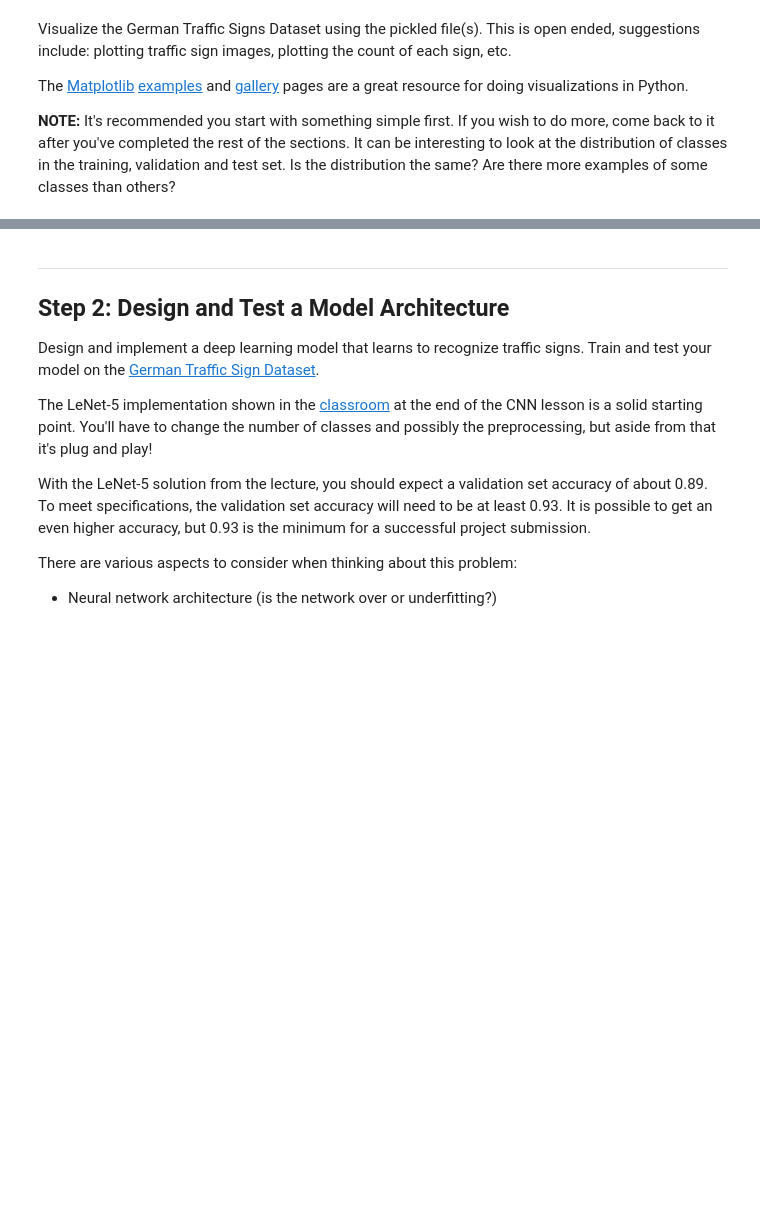
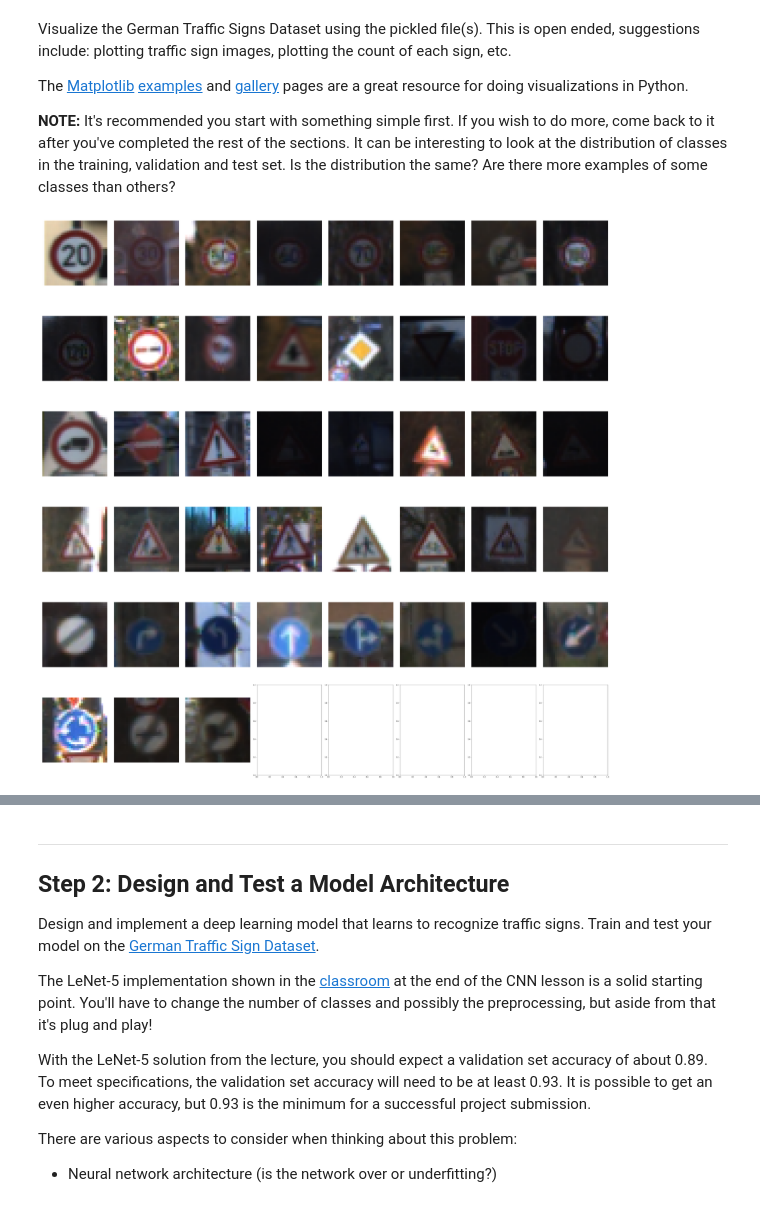
Before and after one commit to JulienGrv/CarND-Traffic-Sign-Classifier-Project, a Jupyter notebook: Traffic_Sign_Classifier.ipynb, the cells around one changed output, grey strips where cells are left out. Drawn from its saved outputs; the diff is of its cells as text; code cells hidden in the pictures; blank space fills up the shorter version.

```diff
--- a/Traffic_Sign_Classifier.ipynb
+++ b/Traffic_Sign_Classifier.ipynb
@@ -89,30 +94,32 @@ The [Matplotlib](http://matplotlib.org/) [examples](http://matplotlib.org/exampl
 # %%
 ### Data exploration visualization code goes here.
 ### Feel free to use as many code cells as needed.
 import matplotlib.pyplot as plt
 # Visualizations will be shown in the notebook.
 %matplotlib inline
 
-def display_images(images, titles=None, nrows=3, ncols=4, cmap=None, img_indexes=None):
-    figure, axarr = plt.subplots(nrows, ncols, figsize=(10, 10))
+def display_images(images, titles=None, figsize=(50, 50), cmap=None):
+    ncols = 8
+    nrows = len(images) // ncols + 1
+    figure, axarr = plt.subplots(nrows, ncols, figsize=figsize)
     axarr = axarr.ravel()
     fontdict = {'fontsize': 16}
 #     figure.subplots_adjust(wspace=0.1, hspace=0.001)
     figure.tight_layout()
     n_subplots = nrows * ncols
-    if img_indexes is None:
-        img_indexes = np.random.randint(images.shape[0], size=n_subplots)
-    for index, axes in zip(img_indexes, axarr):
+    for index, img in enumerate(images):
+        axes = axarr[index]
         axes.set_axis_off()
-        if titles is not None:
+        if titles:
             axes.set_title(titles[index], fontdict)
-        axes.imshow(images[index], cmap=cmap)
+        axes.imshow(img, cmap=cmap)
 
 labels_set = np.unique(y_train)
 images = []
 for label in labels_set:
     images.append(X_train[np.where(y_train==label)[0][0]])
-print(len(images))
-print(labels_set)
 
-# display_images(images_set)
+# print(len(images))
+display_images(images)
+# %% [output]
+[figure, added]
```
Also changed, not shown: parts of 5 cells of this notebook.
